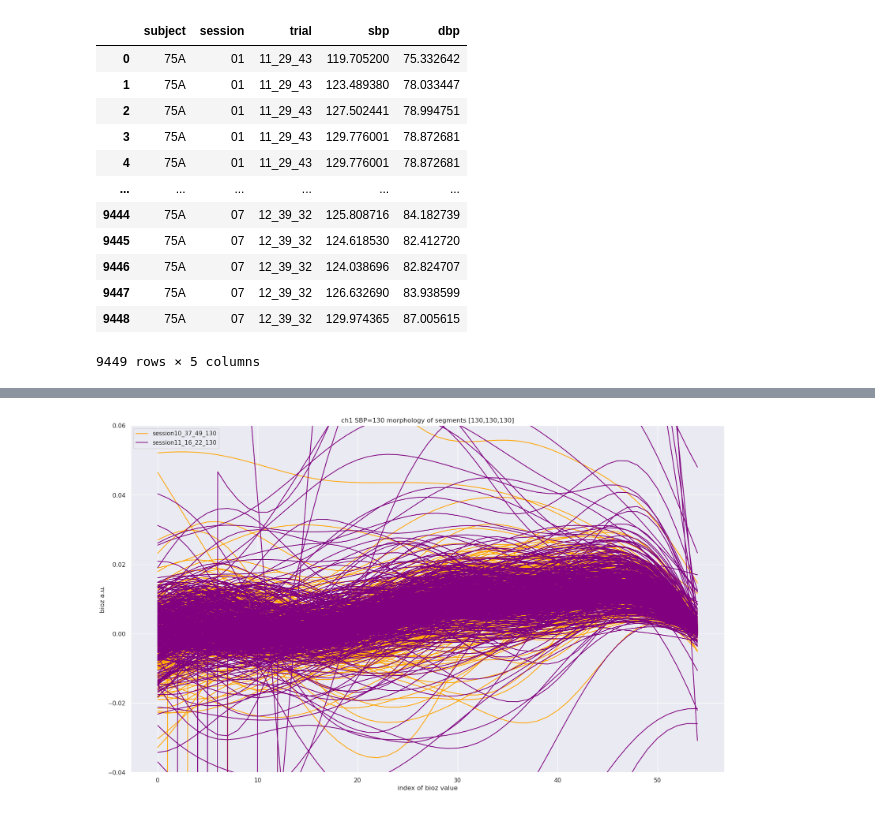
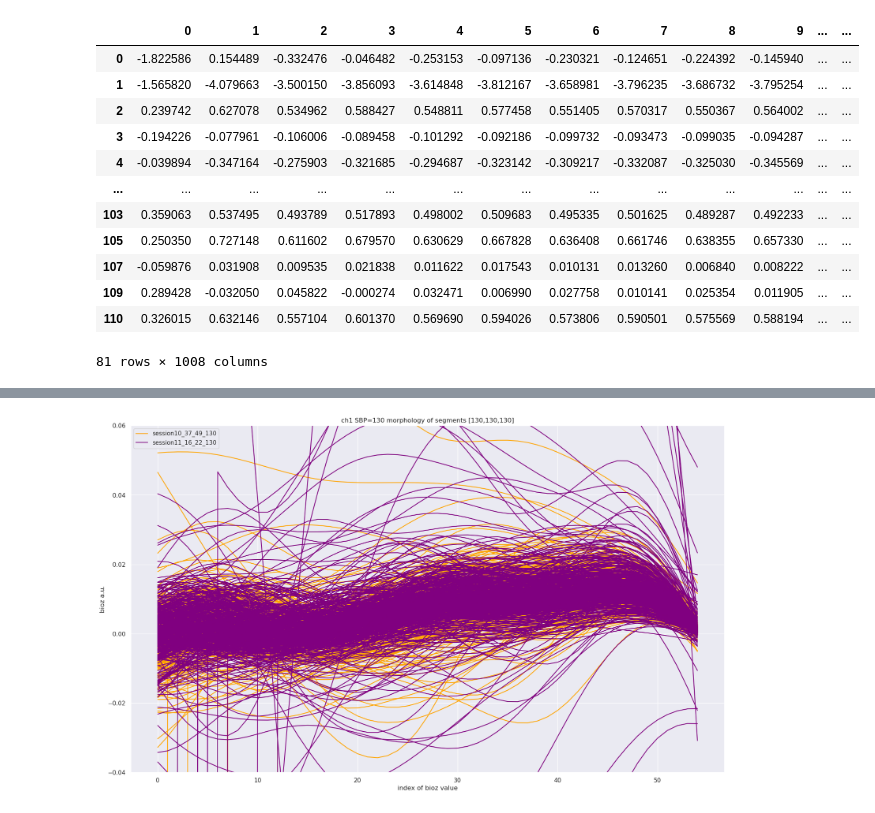
Before and after one commit to Innoversa/subject_variance_analysis, a Jupyter notebook: Participant_pred.ipynb, the cells around one changed output, grey strips where cells are left out. Drawn from its saved outputs; the diff is of its cells as text; code cells hidden in the pictures.

```diff
--- a/Participant_pred.ipynb
+++ b/Participant_pred.ipynb
@@ -62,3 +62,52 @@ for test_subject in su.subject_list[:7]:
+# %%
+zhale_dict, _ = su.export_zhale_csv_to_dict()
+label_dir={}
+label_time = {}
+use_vae_gmm=False
+for test_subject in su.subject_list[:-2]:
+    su.test_subject=test_subject
+    label_dir[su.test_subject] = {}
+    label_time[su.test_subject] = {}
+    for s in zhale_dict[su.test_subject]:
+        if len(zhale_dict[su.test_subject][s]) != 0:
+            label_dir[su.test_subject][s] = {}
+            label_time[su.test_subject][s] = {}
+            for trial in zhale_dict[su.test_subject][s]:
+                for file in zhale_dict[su.test_subject][s][trial]:
+                    try:
+                        zhale_df=pd.read_csv(file).dropna()
+                        if use_vae_gmm:
+                            sel_arr=(zhale_df['GMM_Cluster']==zhale_df['Selected_Cluster']).to_numpy()
+                            label_t=zhale_df['BP_Time'].to_numpy()[sel_arr]
+                            y_true_sbp=zhale_df['SBP'].to_numpy()[sel_arr]
+                            y_true_dbp=zhale_df['DBP'].to_numpy()[sel_arr]
+                        else:
+                            label_t=zhale_df['BP_Time'].to_numpy()
+                            y_true_sbp=zhale_df['SBP'].to_numpy()
+                            y_true_dbp=zhale_df['DBP'].to_numpy()
+                        labels = np.stack((y_true_sbp, y_true_dbp), axis=1)
+                        label_dir[su.test_subject][s][trial] = labels
+                        label_time[su.test_subject][s][trial] = label_t
+                    except Exception as e:
+                        print(f'error on {file}')
+                        print(e)
+                        continue
+# %%
+zhale_df
+# %% [output]
+|  | 0 | 1 | 2 | 3 | 4 | 5 | 6 | 7 | 8 | 9 | ... | ... |
+| 0 | -1.822586 | 0.154489 | -0.332476 | -0.046482 | -0.253153 | -0.097136 | -0.230321 | -0.124651 | -0.224392 | -0.145940 | ... | ... |
+| 1 | -1.565820 | -4.079663 | -3.500150 | -3.856093 | -3.614848 | -3.812167 | -3.658981 | -3.796235 | -3.686732 | -3.795254 | ... | ... |
+| 2 | 0.239742 | 0.627078 | 0.534962 | 0.588427 | 0.548811 | 0.577458 | 0.551405 | 0.570317 | 0.550367 | 0.564002 | ... | ... |
+| 3 | -0.194226 | -0.077961 | -0.106006 | -0.089458 | -0.101292 | -0.092186 | -0.099732 | -0.093473 | -0.099035 | -0.094287 | ... | ... |
+| 4 | -0.039894 | -0.347164 | -0.275903 | -0.321685 | -0.294687 | -0.323142 | -0.309217 | -0.332087 | -0.325030 | -0.345569 | ... | ... |
+| ... | ... | ... | ... | ... | ... | ... | ... | ... | ... | ... | ... | ... |
+| 103 | 0.359063 | 0.537495 | 0.493789 | 0.517893 | 0.498002 | 0.509683 | 0.495335 | 0.501625 | 0.489287 | 0.492233 | ... | ... |
+| 105 | 0.250350 | 0.727148 | 0.611602 | 0.679570 | 0.630629 | 0.667828 | 0.636408 | 0.661746 | 0.638355 | 0.657330 | ... | ... |
+| 107 | -0.059876 | 0.031908 | 0.009535 | 0.021838 | 0.011622 | 0.017543 | 0.010131 | 0.013260 | 0.006840 | 0.008222 | ... | ... |
+| 109 | 0.289428 | -0.032050 | 0.045822 | -0.000274 | 0.032471 | 0.006990 | 0.027758 | 0.010141 | 0.025354 | 0.011905 | ... | ... |
+| 110 | 0.326015 | 0.632146 | 0.557104 | 0.601370 | 0.569690 | 0.594026 | 0.573806 | 0.590501 | 0.575569 | 0.588194 | ... | ... |
+81 rows × 1008 columns
 # %%
 def group_fpres(fprs_collection, group_num=3, sliding=True):
 #     group_num is how many beats are grouped and taken average, sliding is whether it's a sliding window
@@ -162,19 +211,5 @@ for person in label_dir:
 # sb['dbp'] = sb['dbp'].astype('float')
 # sb.dtypes
 sb[sb['subject']=='75A']
-# %% [output]
-|  | subject | session | trial | sbp | dbp |
-| 0 | 75A | 01 | 11_29_43 | 119.705200 | 75.332642 |
-| 1 | 75A | 01 | 11_29_43 | 123.489380 | 78.033447 |
-| 2 | 75A | 01 | 11_29_43 | 127.502441 | 78.994751 |
-| 3 | 75A | 01 | 11_29_43 | 129.776001 | 78.872681 |
-| 4 | 75A | 01 | 11_29_43 | 129.776001 | 78.872681 |
-| ... | ... | ... | ... | ... | ... |
-| 9444 | 75A | 07 | 12_39_32 | 125.808716 | 84.182739 |
-| 9445 | 75A | 07 | 12_39_32 | 124.618530 | 82.412720 |
-| 9446 | 75A | 07 | 12_39_32 | 124.038696 | 82.824707 |
-| 9447 | 75A | 07 | 12_39_32 | 126.632690 | 83.938599 |
-| 9448 | 75A | 07 | 12_39_32 | 129.974365 | 87.005615 |
-9449 rows × 5 columns
 # %%
 selected_subject='75A'
```
Also changed, not shown: parts of 5 cells of this notebook, 5 other files.
